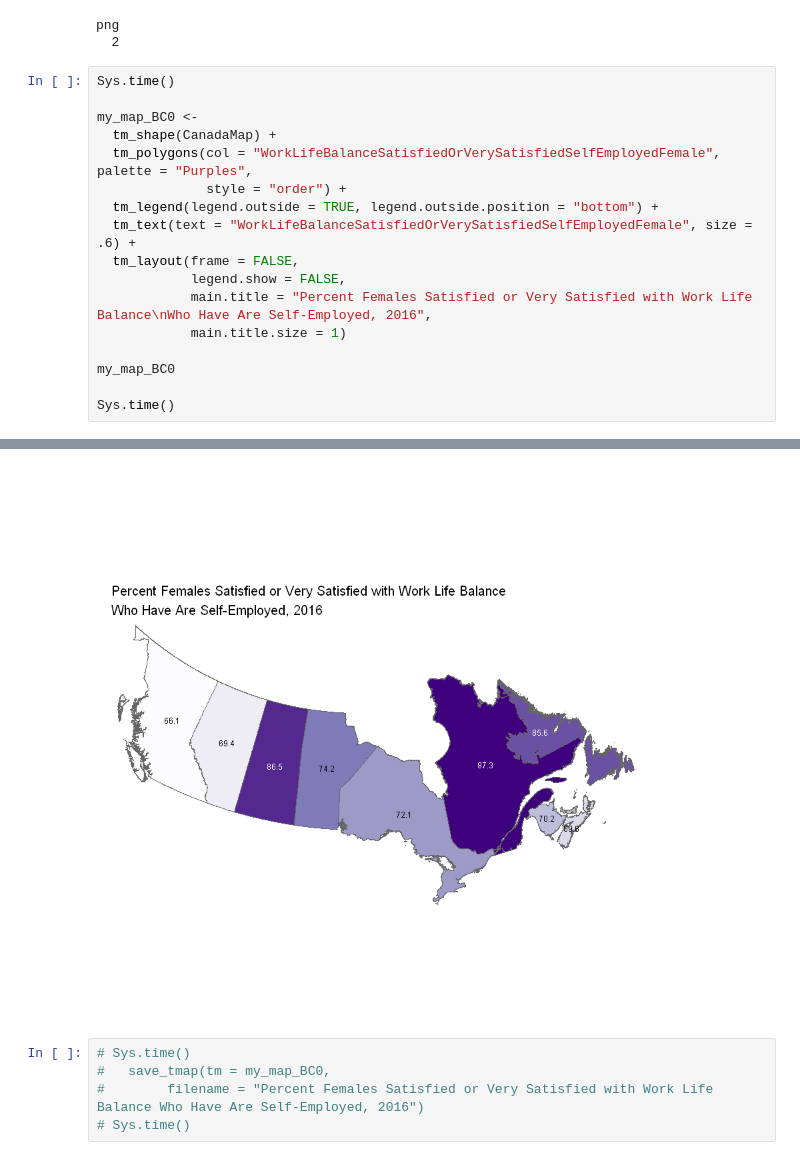
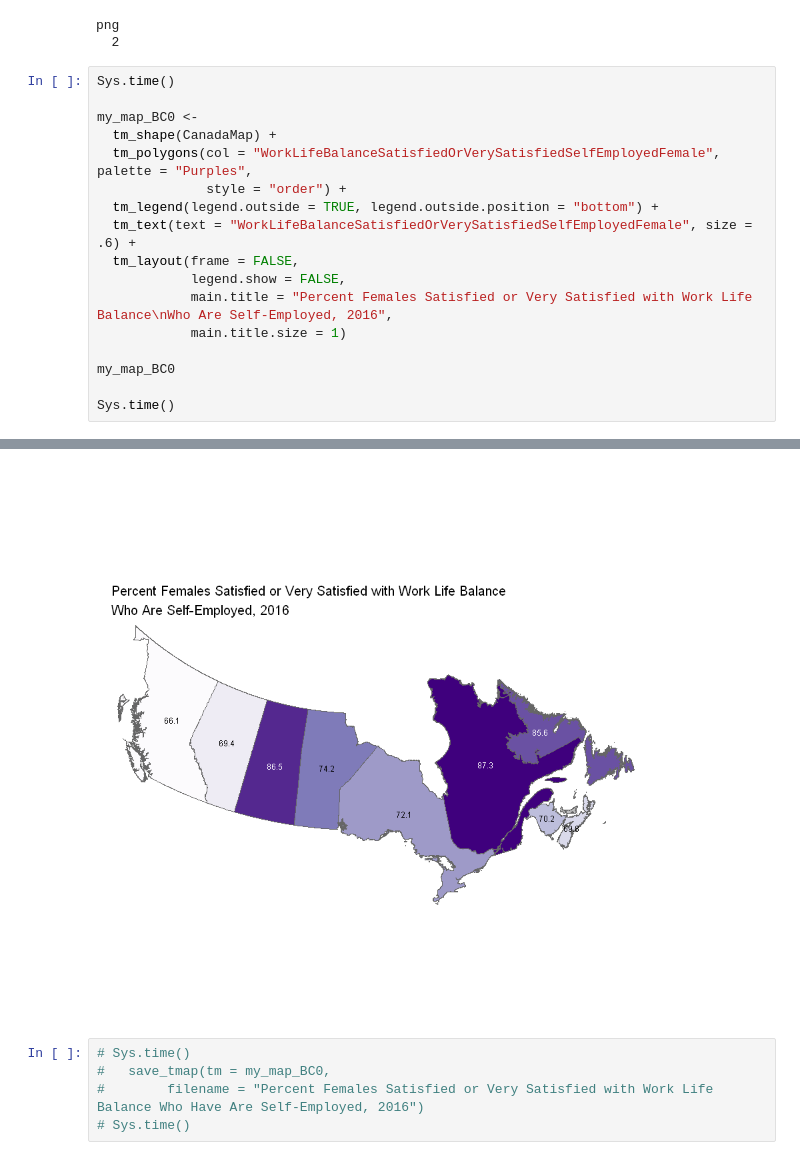
Before and after one commit to tarjin/CanadaProject, a Jupyter notebook: Canada_Provinces_Master_Data_Prep_2016_Table_BC.ipynb, the cells around one changed output, grey strips where cells are left out. Cells and saved outputs as stored; diff of their text form.

Commit message:
Corrected typo in title

```diff
--- a/Canada_Provinces_Master_Data_Prep_2016_Table_BC.ipynb
+++ b/Canada_Provinces_Master_Data_Prep_2016_Table_BC.ipynb
@@ -401,7 +401,7 @@ my_map_BC0 <-
   tm_text(text = "WorkLifeBalanceSatisfiedOrVerySatisfiedSelfEmployedFemale", size = .6) +
   tm_layout(frame = FALSE,
             legend.show = FALSE,
-            main.title = "Percent Females Satisfied or Very Satisfied with Work Life Balance\nWho Have Are Self-Employed, 2016",
+            main.title = "Percent Females Satisfied or Very Satisfied with Work Life Balance\nWho Are Self-Employed, 2016",
             main.title.size = 1)
 
 my_map_BC0
@@ -413,4 +413,4 @@ Sys.time()
-[figure, old version]
+[figure, new version]
 # %%
 # Sys.time()
 #   save_tmap(tm = my_map_BC0,
```
Also changed, not shown: parts of 9 cells of this notebook, 1 other file.
